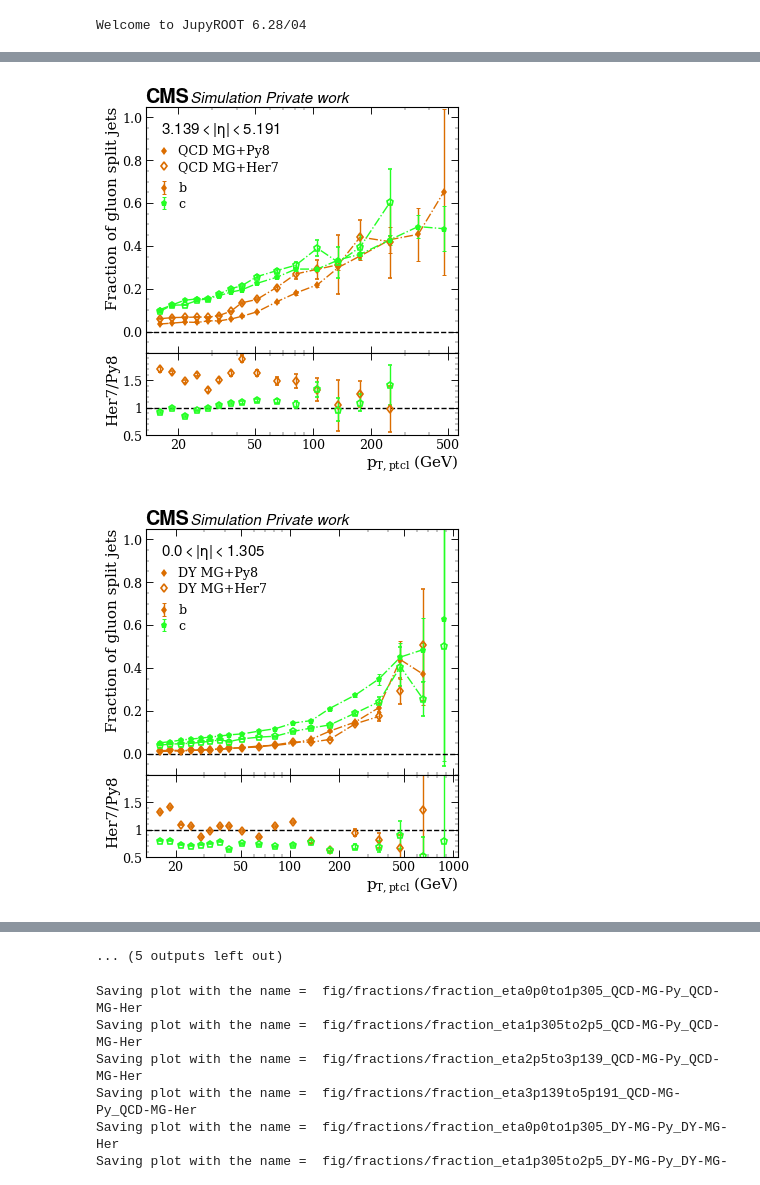
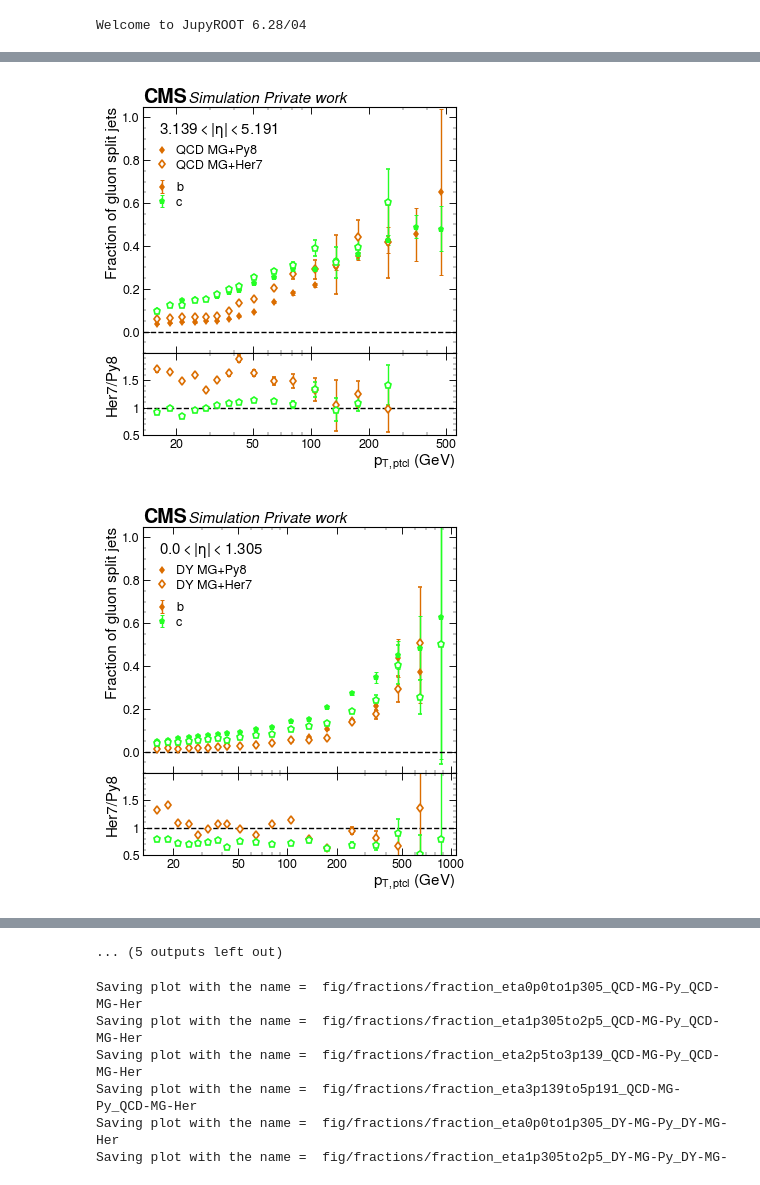
Before and after one commit to AndrissP/JMECoffea, a Jupyter notebook: plot_gluon_splitting_fractions.ipynb, the cells around one changed output, grey strips where cells are left out. Drawn from its saved outputs; the diff is of its cells as text; code cells hidden in the pictures.

```diff
--- a/plot_gluon_splitting_fractions.ipynb
+++ b/plot_gluon_splitting_fractions.ipynb
@@ -343,11 +343,11 @@ from fileNames.available_datasets import legend_labels
 eta_idx = jeteta_bins.get_bin_idx(0)
 ndraw = jeteta_bins.nbins # if include_unmatched==True else 1
 samples = ['QCD', 'DY', 'TTBAR', 'QCDPy8']
-Her_samples = ['QCD-MG-Her', 'DY-MG-Her', 'Herwig-TTBAR', 'QCD-MG-Py']
-Py_samples = ['QCD-MG-Py', 'DY-MG-Py', 'Pythia-TTBAR', 'QCD-Py']
+Her_samples = ['QCD-MG-Her', 'DY-MG-Her', 'Herwig-TTBAR', 'QCD-Py']
+Py_samples = ['QCD-MG-Py', 'DY-MG-Py', 'Pythia-TTBAR', 'QCD-MG-Py']
 
-Her_legends = ['QCD MG+Her7', 'DY MG+Her7', legend_labels["ttbar"]["lab"]+' Pow+Her7', 'QCD MG+Py8']
-Py_legends = ['QCD MG+Py8', 'DY MG+Py8', legend_labels["ttbar"]["lab"]+' Pow+Py8', 'QCD Py8']
+Her_legends = ['QCD MG+Her7', 'DY MG+Her7', legend_labels["ttbar"]["lab"]+' Pow+Her7', 'QCD Py8']
+Py_legends = ['QCD MG+Py8', 'DY MG+Py8', legend_labels["ttbar"]["lab"]+' Pow+Py8', 'QCD MG+Py8']
 
 # samples = ['QCD', 'DY', 'TTBAR']
 # Her_samples = ['_QCD-MG-Py_3rd_jet', '_DY-MG-Her', '_Herwig-TTBAR']
@@ -366,7 +366,6 @@ flavors_to_obtain = flavors
 saveplot = False
 
 for ii in range(len(samples)):
-# for ii in range(1):
     sampHer = Her_samples[ii]
     sampPy = Py_samples[ii]
     legenddict = {sampPy:Py_legends[ii], sampHer:Her_legends[ii] }
@@ -454,7 +453,7 @@ for ii in range(len(samples)):
 #         legenddict2 = {'b': 'b gluon split/(b)', 'c': 'c gluon split/(c gluon split + c prompt)'}
         plot_Efractions_ratio(sample_plot, [sampPy, sampHer], eta_idx, jeteta_bins, pt_bins, legenddict=legenddict, #legenddict2=legenddict2,
                           saveplot=True, legend2_loc=(0.02, 0.88), legend1_loc=(0.02, 0.73), ratio_lim=(0.6,2.0), fig_name=fig_name, ylab_name='Fraction of gluon split jets',
-                             ratio_title=ratio_title, ylim=(-0.1,1.05))
+                             ratio_title=ratio_title, ylim=(-0.1,1.05), draw_spline=False)
 
 #     if saveplot:
 #         json_filename = 'out_txt/flavor_fractions_'+'_'.join([sampHer, sampPy])+eta_binning_str+'.json'
@@ -487,2 +486,2 @@ Saving plot with the name =  fig/fractions/fraction_g_split_eta3p139to5p191_QCD-
-[figure, old version]
+[figure, new version]
-[figure, old version]
+[figure, new version]
```
Also changed, not shown: parts of 2 cells of this notebook, 9 other files.
